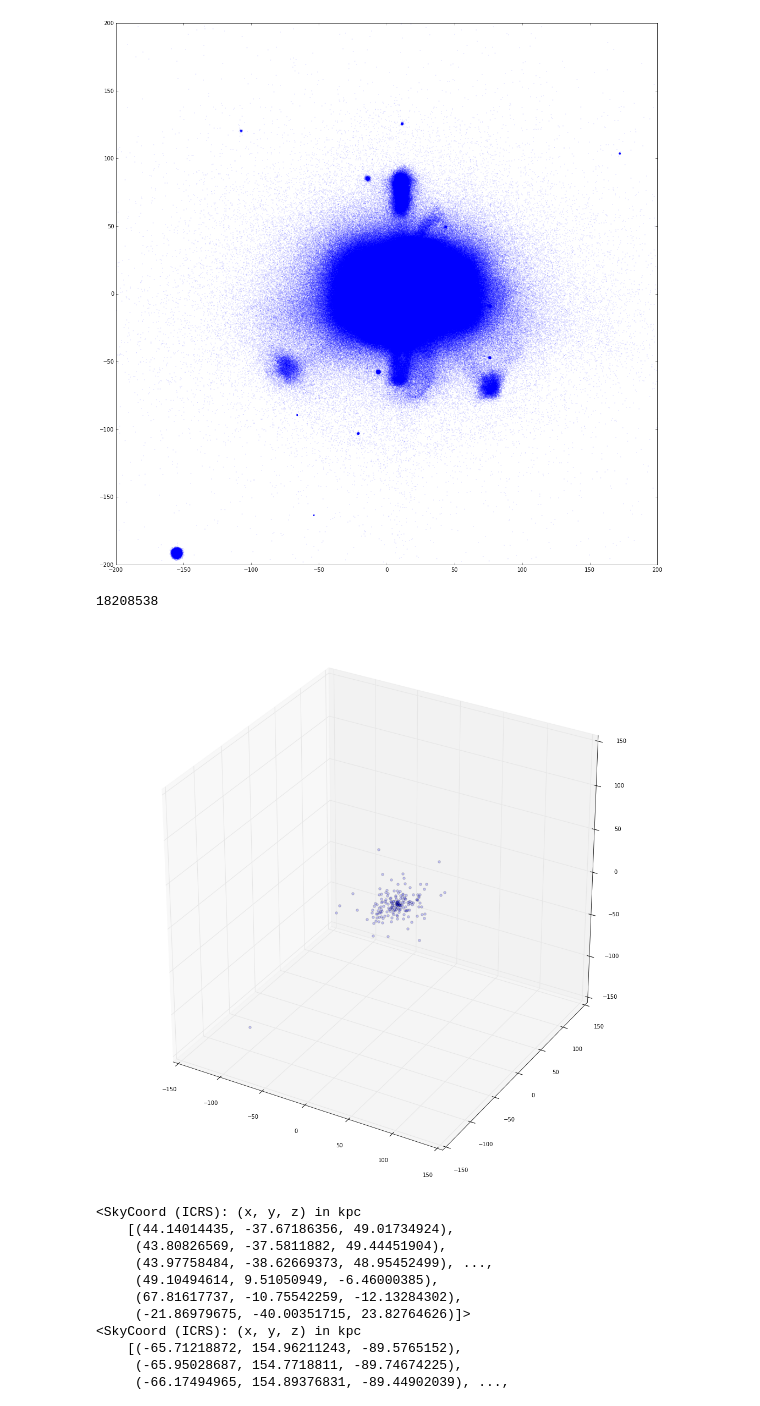
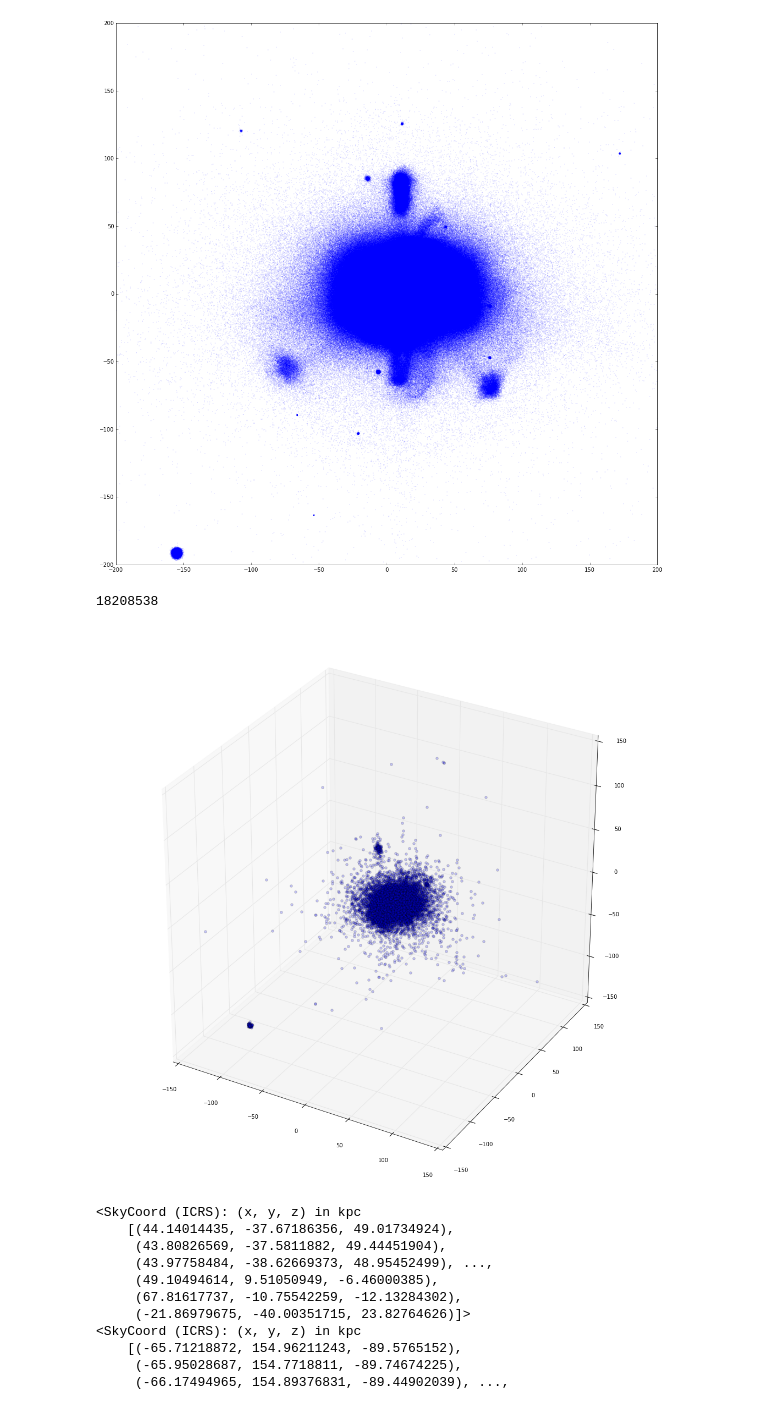
Before and after one commit to TzeGoh/Galaxy_Research_for_KVJ, a Jupyter notebook: exploreHalo02.ipynb, the cells around one changed output. Saved outputs shown, nothing was run; the diff lists cells and outputs as text; code cells hidden in the pictures.

Commit message:
3d plot

```diff
--- a/exploreHalo02.ipynb
+++ b/exploreHalo02.ipynb
@@ -70,22 +70,22 @@ pl.ylim(-200,200)
 # %%
 '''The plot now in 3D'''
 plt.rcParams['figure.figsize']=(18,18)
 x_al = data['px']-data['center'][0]
 y_al = data['py']-data['center'][1]
 z_al = data['pz']-data['center'][2]
 
 fig = plt.figure()
 ax=fig.add_subplot(111, projection = '3d')
 ax.set_xlim(-150,150)
 ax.set_ylim(-150,150)
 ax.set_zlim(-150,150)
 print len(x_al)
 for i in range(len(x_al)):
-    if i % 100000 == 0:
+    if i % 1000 == 0:
         ax.scatter(x_al[i],y_al[i],z_al[i],alpha=0.2)
 # %% [output]
 18208538
-[figure, old version]
+[figure, new version]
 # %%
 '''This cell changes the heliocentric to galactic coordinates'''
 a=(data['px']-data['center'][0])
```
